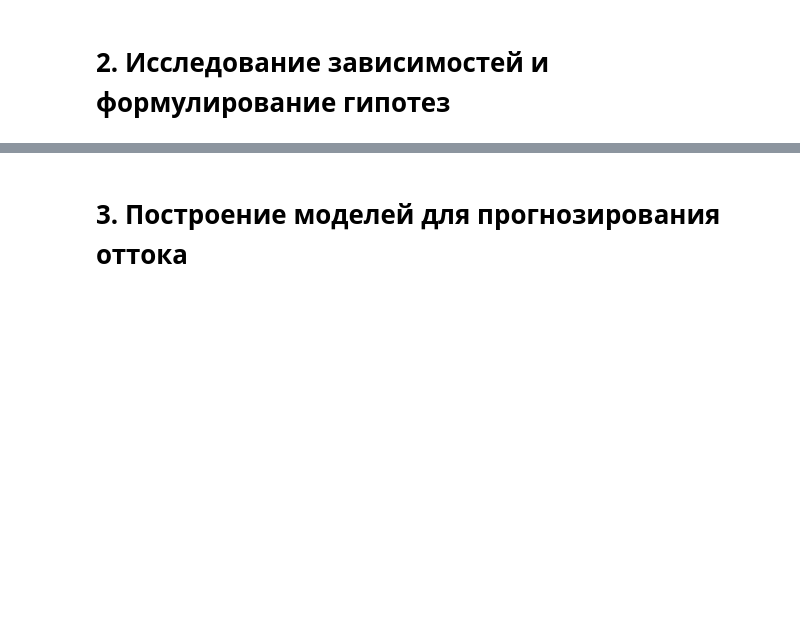
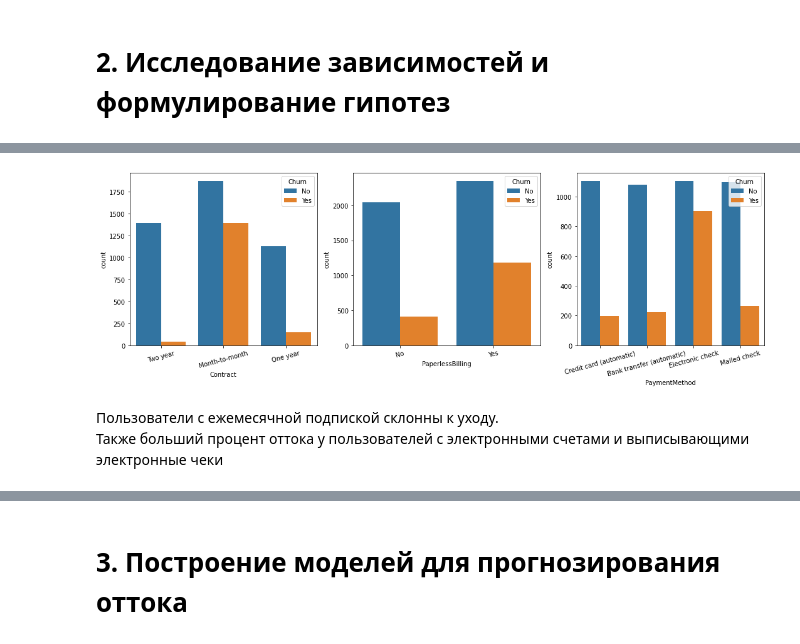
Before and after one commit to vegorovmsk/project_3_ml_beginner_level, a Jupyter notebook: Coursework_ML.ipynb, the cells around one changed output, grey strips where cells are left out. Drawn from its saved outputs; the diff is of its cells as text; code cells hidden in the pictures; blank space fills up the shorter version.

```diff
--- a/Coursework_ML.ipynb
+++ b/Coursework_ML.ipynb
@@ -75,0 +219,23 @@ _________
+# %%
+# Бинарный признак PhoneService заменим на 1 и 0
+
+df[['PhoneService']] = df[['PhoneService']]\
+    .stack().map({'Yes': 1, 'No': 0}).unstack()
+
+# Добавим несколько признаков на основе подключенных опций
+
+df['is_fiber_optic'] = df['InternetService'].apply(lambda x: 1 if x == 'Fiber optic' else 0)
+df['no_internet_service'] = df['InternetService'].apply(lambda x: 1 if x == 'No' else 0)
+df['no_online_security'] = df['OnlineSecurity'].apply(lambda x: 1 if x == 'No' else 0)
+df['no_online_backup'] = df['OnlineBackup'].apply(lambda x: 1 if x == 'No' else 0)
+df['no_device_protection'] = df['DeviceProtection'].apply(lambda x: 1 if x == 'No' else 0)
+df['no_tech_support'] = df['TechSupport'].apply(lambda x: 1 if x == 'No' else 0)
+# %%
+# Строим столбчатые графики распределения ушедших/оставшихся для признаков - свойств аккаунтов
+
+countplot_stat(df, account_features, hue='Churn', n_cols=3)
+# %% [output]
+[figure, added]
+# %% [markdown]
+Пользователи с ежемесячной подпиской склонны к уходу.
+<br>Также больший процент оттока у пользователей с электронными счетами и выписывающими электронные чеки
```
Also changed, not shown: parts of 42 cells of this notebook.
